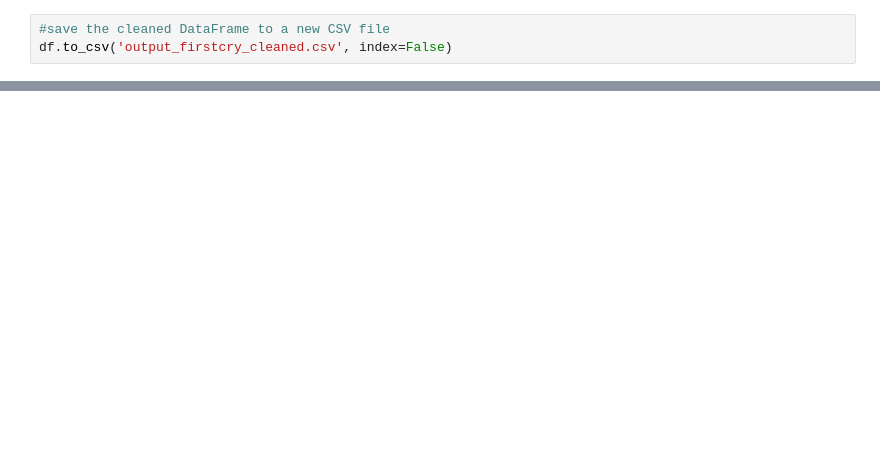
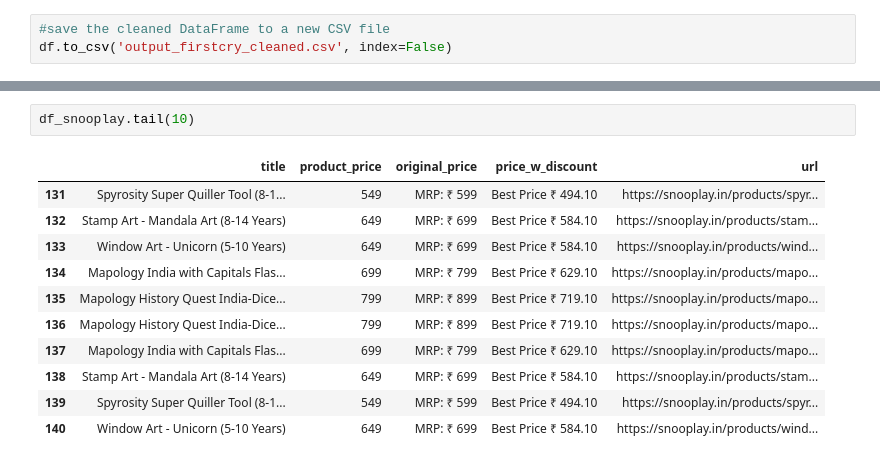
Before and after one commit to rjrizani/marketplace_-Competitive, a Jupyter notebook: EDA.ipynb, the cells around one changed output, grey strips where cells are left out. Drawn from its saved outputs; the diff is of its cells as text; blank space fills up the shorter version.

```diff
--- a/EDA.ipynb
+++ b/EDA.ipynb
@@ -86,0 +96,14 @@ df.to_csv('output_firstcry_cleaned.csv', index=False)
+# %%
+df_snooplay.tail(10)
+# %% [output]
+|  | title | product_price | original_price | price_w_discount | url |
+| 131 | Spyrosity Super Quiller Tool (8-1... | 549 | MRP: ₹ 599 | Best Price ₹ 494.10 | https://snooplay.in/products/spyr... |
+| 132 | Stamp Art - Mandala Art (8-14 Years) | 649 | MRP: ₹ 699 | Best Price ₹ 584.10 | https://snooplay.in/products/stam... |
+| 133 | Window Art - Unicorn (5-10 Years) | 649 | MRP: ₹ 699 | Best Price ₹ 584.10 | https://snooplay.in/products/wind... |
+| 134 | Mapology India with Capitals Flas... | 699 | MRP: ₹ 799 | Best Price ₹ 629.10 | https://snooplay.in/products/mapo... |
+| 135 | Mapology History Quest India-Dice... | 799 | MRP: ₹ 899 | Best Price ₹ 719.10 | https://snooplay.in/products/mapo... |
+| 136 | Mapology History Quest India-Dice... | 799 | MRP: ₹ 899 | Best Price ₹ 719.10 | https://snooplay.in/products/mapo... |
+| 137 | Mapology India with Capitals Flas... | 699 | MRP: ₹ 799 | Best Price ₹ 629.10 | https://snooplay.in/products/mapo... |
+| 138 | Stamp Art - Mandala Art (8-14 Years) | 649 | MRP: ₹ 699 | Best Price ₹ 584.10 | https://snooplay.in/products/stam... |
+| 139 | Spyrosity Super Quiller Tool (8-1... | 549 | MRP: ₹ 599 | Best Price ₹ 494.10 | https://snooplay.in/products/spyr... |
+| 140 | Window Art - Unicorn (5-10 Years) | 649 | MRP: ₹ 699 | Best Price ₹ 584.10 | https://snooplay.in/products/wind... |
```
Also changed, not shown: parts of 14 cells of this notebook, 4 other files.
